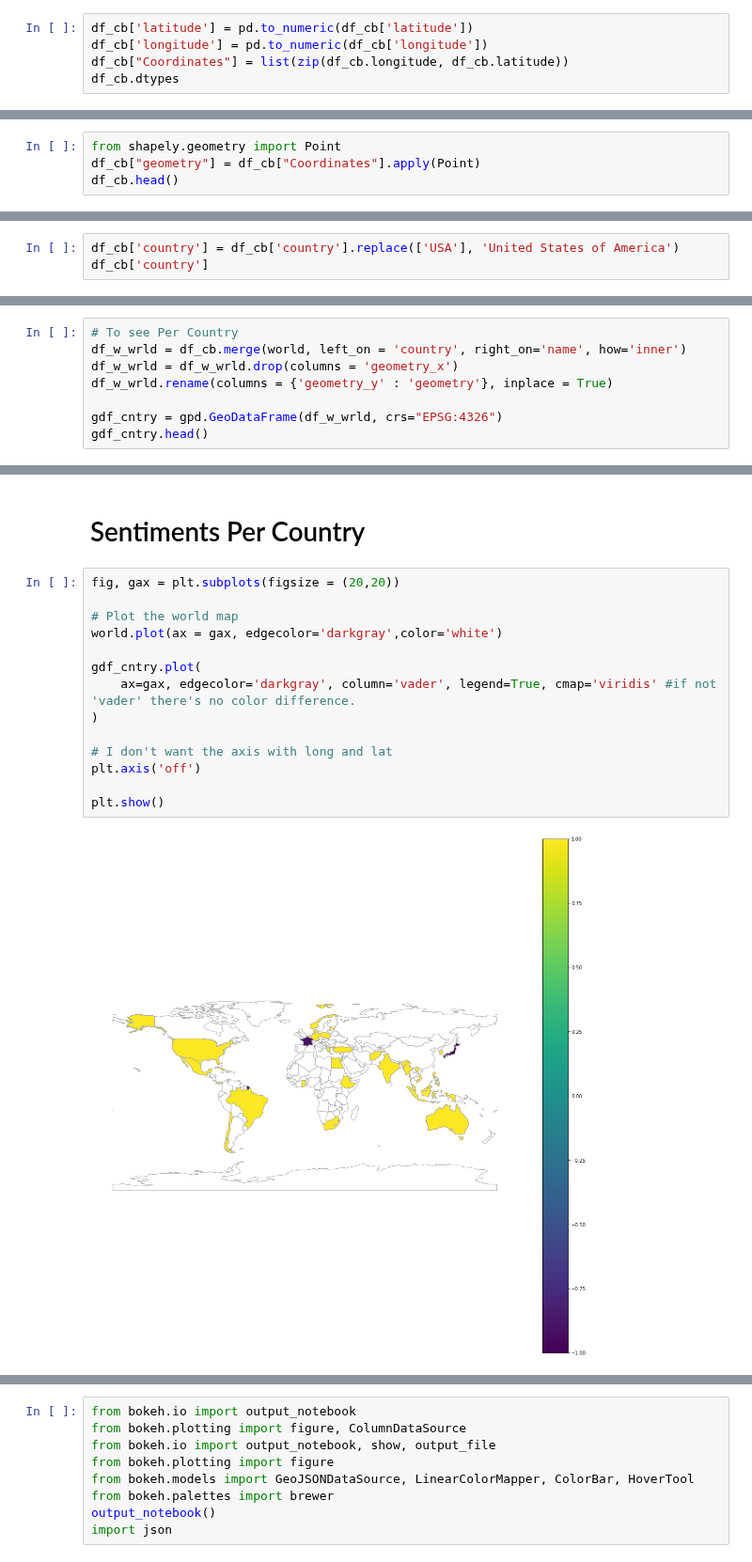
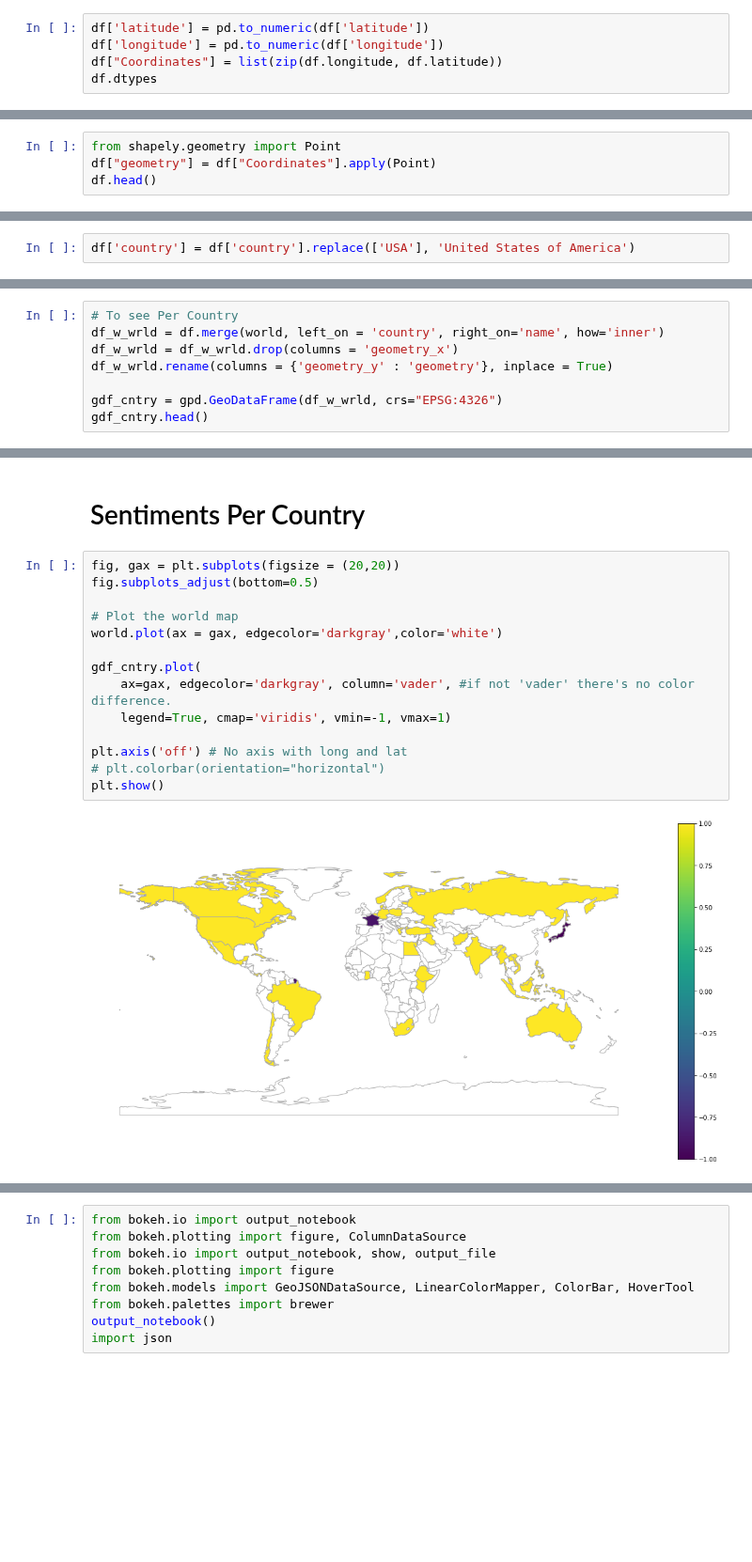
Before and after one commit to jfsalcedo10/mda-kuwait, a Jupyter notebook: sentiment_analysis/loc_v_sen.ipynb, the cells around one changed output, grey strips where cells are left out. Shown at 94% size. Drawn from its saved outputs; the diff is of its cells as text; blank space fills up the shorter version.

```diff
--- a/sentiment_analysis/loc_v_sen.ipynb
+++ b/sentiment_analysis/loc_v_sen.ipynb
@@ -112,9 +130,9 @@ latitude                  object
 longitude                 object
 dtype: object
 # %%
-df_cb['latitude'] = pd.to_numeric(df_cb['latitude'])
-df_cb['longitude'] = pd.to_numeric(df_cb['longitude'])
-df_cb["Coordinates"] = list(zip(df_cb.longitude, df_cb.latitude))
-df_cb.dtypes
+df['latitude'] = pd.to_numeric(df['latitude'])
+df['longitude'] = pd.to_numeric(df['longitude'])
+df["Coordinates"] = list(zip(df.longitude, df.latitude))
+df.dtypes
 # %% [output]
 title                     object
@@ -138,6 +155,6 @@ Coordinates               object
 dtype: object
 # %%
 from shapely.geometry import Point
-df_cb["geometry"] = df_cb["Coordinates"].apply(Point)
-df_cb.head()
+df["geometry"] = df["Coordinates"].apply(Point)
+df.head()
 # %% [output]
@@ -150,6 +167,5 @@ df_cb.head()
 # %%
-df_cb['country'] = df_cb['country'].replace(['USA'], 'United States of America')
-df_cb['country']
+df['country'] = df['country'].replace(['USA'], 'United States of America')
 # %% [output]
 0      United States of America
 1      United States of America
@@ -179,7 +197,7 @@ world.head()
 | USA | 326625791 | North America | United States of America | 18560000.0 | MULTIPOLYGON (((-122.84000 49.000... |
 # %%
 # To see Per Country
-df_w_wrld = df_cb.merge(world, left_on = 'country', right_on='name', how='inner')
+df_w_wrld = df.merge(world, left_on = 'country', right_on='name', how='inner')
 df_w_wrld = df_w_wrld.drop(columns = 'geometry_x')
 df_w_wrld.rename(columns = {'geometry_y' : 'geometry'}, inplace = True)
 
@@ -245,20 +278,20 @@ plt.show()
 # Sentiments Per Country
 # %%
 fig, gax = plt.subplots(figsize = (20,20))
+fig.subplots_adjust(bottom=0.5)
 
 # Plot the world map
 world.plot(ax = gax, edgecolor='darkgray',color='white')
 
 gdf_cntry.plot(
-    ax=gax, edgecolor='darkgray', column='vader', legend=True, cmap='viridis' #if not 'vader' there's no color difference.
-)
+    ax=gax, edgecolor='darkgray', column='vader', #if not 'vader' there's no color difference.
+    legend=True, cmap='viridis', vmin=-1, vmax=1)
 
-# I don't want the axis with long and lat
-plt.axis('off')
-
+plt.axis('off') # No axis with long and lat
+# plt.colorbar(orientation="horizontal")
 plt.show()
 # %% [output]
-[figure, old version]
+[figure, new version]
 # %%
 usa = world[world['name'] =='United States of America']
 
```
Also changed, not shown: parts of 23 cells of this notebook, 4 other files.
